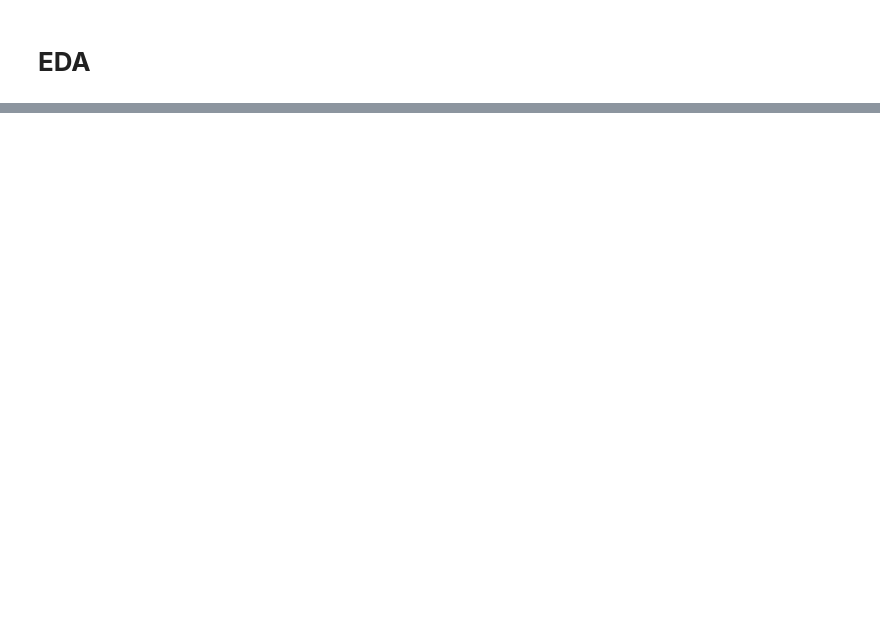
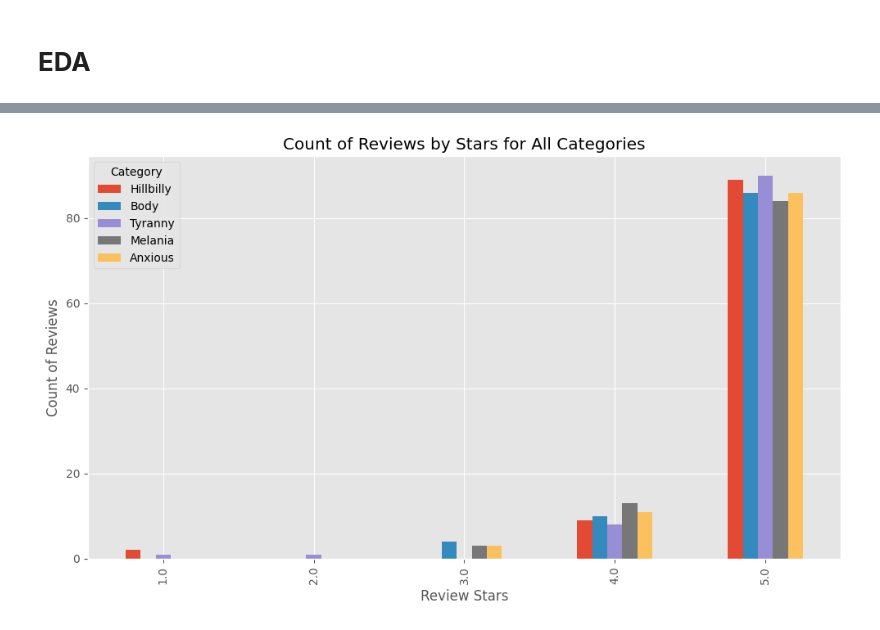
Before and after one commit to sutanto5/Amazon_WebScraper, a Jupyter notebook: Amazon_Sentiment_Analysis.ipynb, the cells around one changed output, grey strips where cells are left out. Saved outputs shown, nothing was run; the diff lists cells and outputs as text; code cells hidden in the pictures; blank space fills up the shorter version.

```diff
--- a/Amazon_Sentiment_Analysis.ipynb
+++ b/Amazon_Sentiment_Analysis.ipynb
@@ -305,0 +195,34 @@ MergeError: No common columns to perform merge on. Merge options: left_on=None,
+# %%
+import pandas as pd
+import matplotlib.pyplot as plt
+
+# all combined
+
+# Calculate rating counts for each category and sort by index (i.e. rating value)
+ratings_hillbilly = df_hillbilly['Rating'].value_counts().sort_index()
+ratings_body = df_body['Rating'].value_counts().sort_index()
+ratings_tyranny = df_tyranny['Rating'].value_counts().sort_index()
+ratings_melania = df_melania['Rating'].value_counts().sort_index()
+ratings_anxious = df_anxious['Rating'].value_counts().sort_index()
+
+# Combine all the series into one DataFrame
+ratings_combined = pd.DataFrame({
+    'Hillbilly': ratings_hillbilly,
+    'Body': ratings_body,
+    'Tyranny': ratings_tyranny,
+    'Melania': ratings_melania,
+    'Anxious': ratings_anxious
+})
+
+# Plot a grouped bar chart
+ratings_combined.plot(kind='bar', figsize=(10, 6))
+plt.xlabel('Review Stars')
+plt.ylabel('Count of Reviews')
+plt.title('Count of Reviews by Stars for All Categories')
+plt.legend(title='Category')
+plt.tight_layout()
+plt.show()
+
+#all combined
+# %% [output]
+[figure, added]
```
Also changed, not shown: parts of 66 cells of this notebook.
